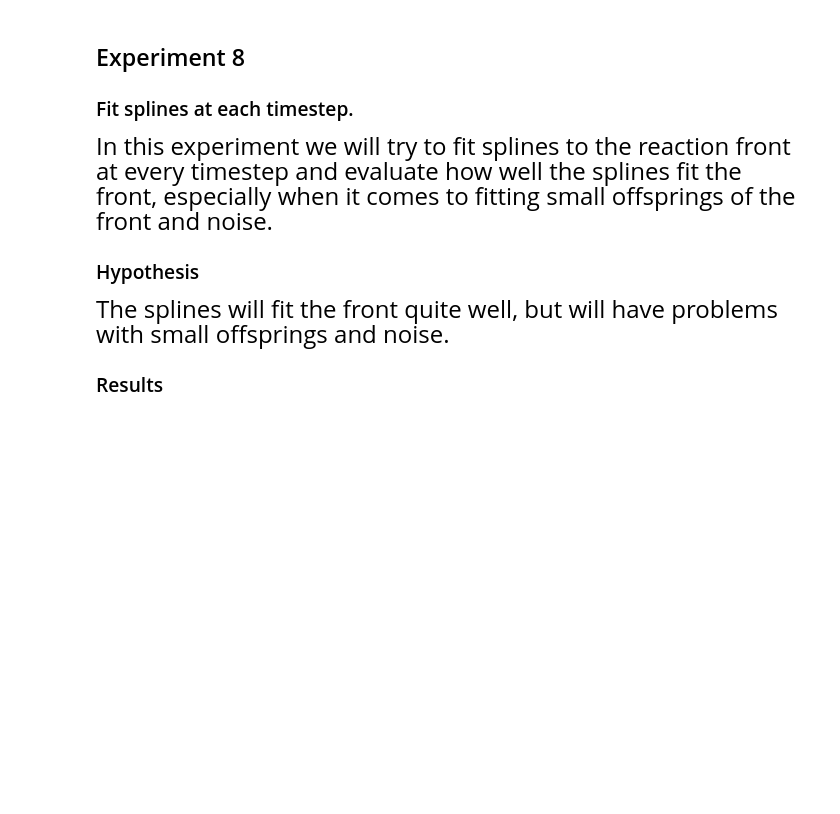
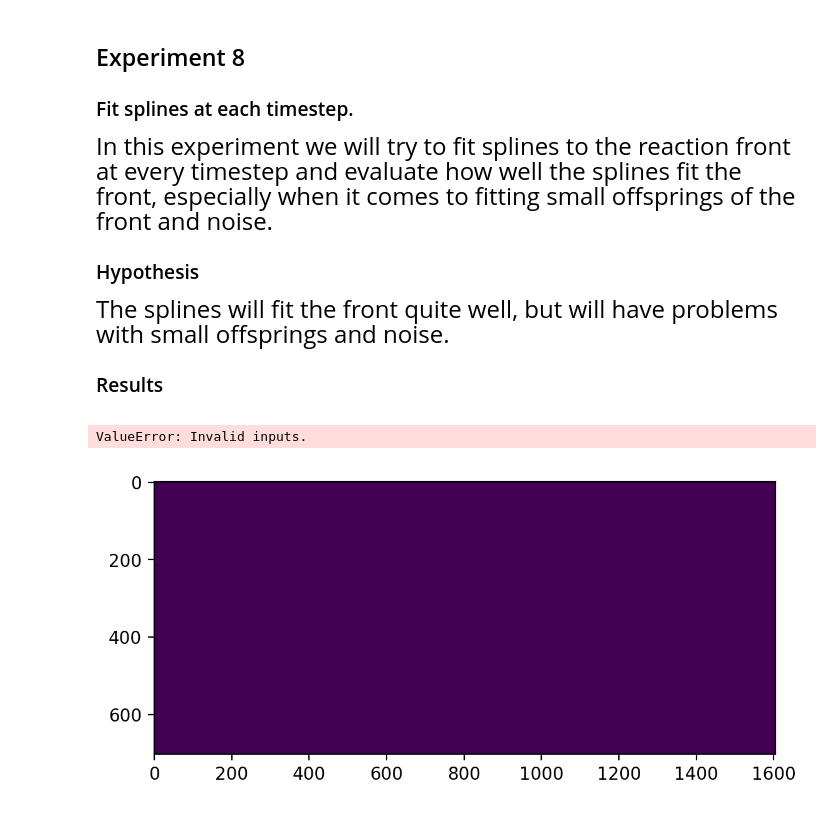
Before and after one commit to c3di/PropaTrack, a Jupyter notebook: experiments.ipynb, the cells around one changed output. Saved outputs shown, nothing was run; the diff lists cells and outputs as text; code cells hidden in the pictures; blank space fills up the shorter version.

```diff
--- a/experiments.ipynb
+++ b/experiments.ipynb
@@ -440,0 +451,24 @@ The splines will fit the front quite well, but will have problems with small off
+# %%
+frames = get_video_frames("videos/double_c_shape.mp4")
+footprint = morphology.disk(3)
+# Initialize the front
+h, w = frames[0].shape
+blank_canvas = np.zeros((h, w), dtype=np.uint8)
+for i, _ in tqdm(enumerate(frames[:-1])):
+    front = front_from_frames(frames[i], frames[i+1], footprint)
+    contours, _ = cv2.findContours(front, cv2.RETR_EXTERNAL, cv2.CHAIN_APPROX_NONE)
+    fig, ax = plt.subplots(dpi=200)
+    ax.imshow(blank_canvas)
+    for contour in contours:
+        if cv2.arcLength(contour, False) > 25:
+            steps = int(len(np.squeeze(contour)) * 0.05)
+            X = np.squeeze(contour)[::steps, 0]
+            Y = np.squeeze(contour)[::steps, 1]
+            tck, u = interpolate.splprep([X, Y], s=1)
+            out = np.array(interpolate.splev(u, tck)).T
+            ax.plot(out[:, 0], out[:, 1], 'y', linewidth=0.25)
+    plt.savefig(f'results/experiment8/frame {i}.png')
+    plt.close(fig)
+# %% [output]
+ValueError: Invalid inputs.
+[figure, added]
```
Also changed, not shown: parts of 1 cell of this notebook.
